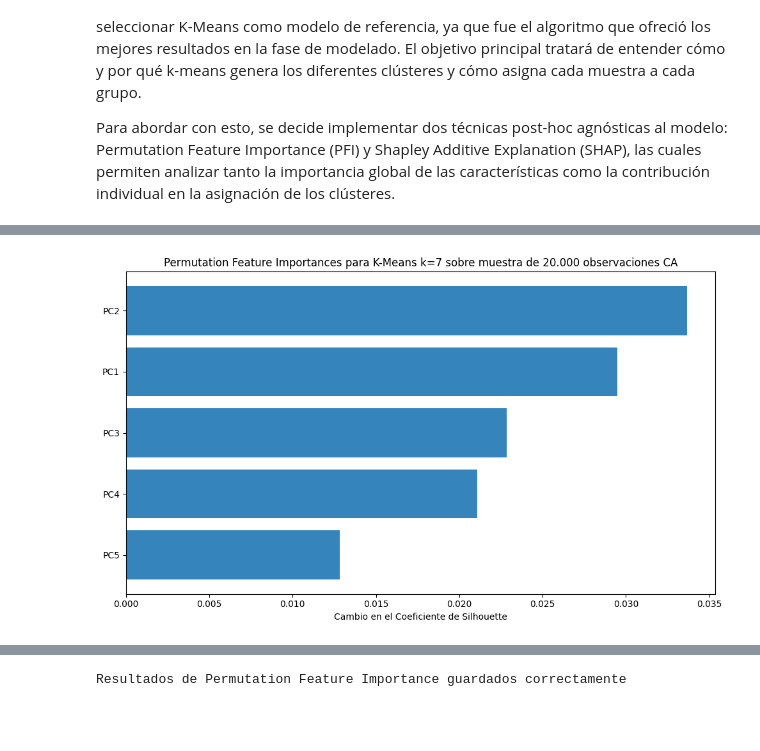
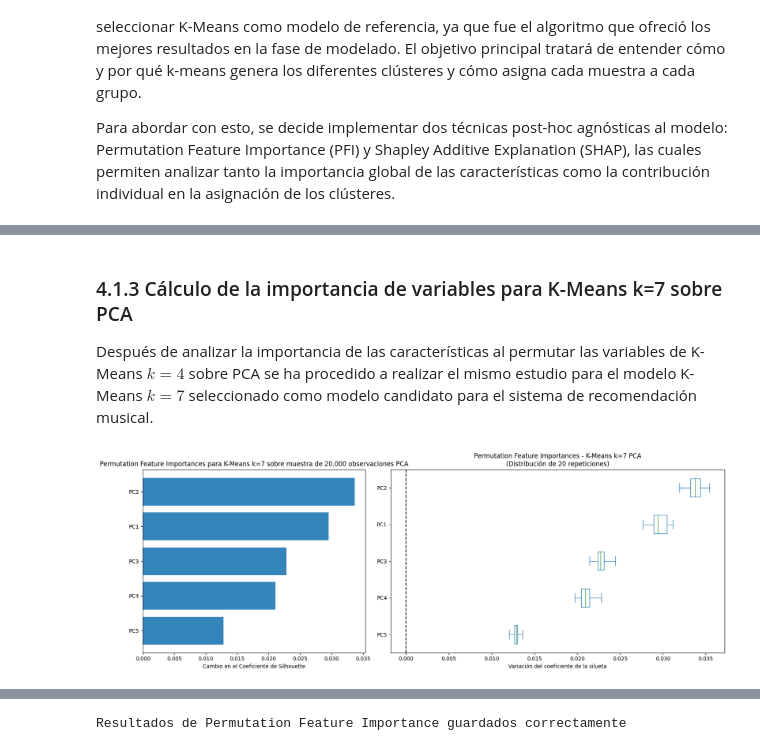
Before and after one commit to marcfpereirauoc/TFG, a Jupyter notebook: 03_explicabilidad_incertidumbre.ipynb, the cells around one changed output, grey strips where cells are left out. Cells and saved outputs as stored; diff of their text form; code cells hidden in the pictures; blank space fills up the shorter version.

```diff
--- a/03_explicabilidad_incertidumbre.ipynb
+++ b/03_explicabilidad_incertidumbre.ipynb
@@ -78,6 +78,7 @@ X_pca_df = pd.DataFrame(
 )
 
 # Cargar modelos de clustering
+kmeans_k4_estand = joblib.load('models/kmeans_k4_estand.pkl')
 kmeans_k7_estand = joblib.load('models/kmeans_k7_estand.pkl')
 kmeans_k4_pca = joblib.load('models/kmeans_k4_pca.pkl')
 kmeans_k7_pca = joblib.load('models/kmeans_k7_pca.pkl')
@@ -219,3 +239,7 @@ plt.show()
+# %% [markdown]
+### 4.1.3 Cálculo de la importancia de variables para K-Means k=7 sobre PCA
+
+Después de analizar la importancia de las características al permutar las variables de K-Means $k=4$ sobre PCA se ha procedido a realizar el mismo estudio para el modelo K-Means $k=7$ seleccionado como modelo candidato para el sistema de recomendación musical.
 # %%
 # Permutation Feature Importance para K-Means k=7 (sobre muestra PCA)
 # Si existe el resultado guardado, lo cargamos; si no, lo calculamos
@@ -235,19 +259,35 @@ else:
 # %%
 # Nombres de las features (componentes principales)
 feature_names_k7 = X_pca_sample.columns.values
 
 # Ordenación de menor a mayor importancia (la menos importante arriba, la más importante abajo)
 sorted_indices_perm_k7 = np.argsort(np.abs(p_importance_k7_pca.importances_mean))
 
+# Crear figura con dos subplots con proporciones 40% y 60%
+fig, axs = plt.subplots(1, 2, figsize=(16, 6), width_ratios=[4, 6])
+
 # Visualizamos con los atributos ordenados de menor a mayor importancia
-plt.figure(figsize=(10, 6))
+axs[0].barh(range(len(feature_names_k7)), p_importance_k7_pca.importances_mean[sorted_indices_perm_k7], alpha=0.9)
+axs[0].set_yticks(range(len(feature_names_k7)))
+axs[0].set_yticklabels(feature_names_k7[sorted_indices_perm_k7])
+axs[0].set_title("Permutation Feature Importances para K-Means k=7 sobre muestra de 20.000 observaciones PCA")
+axs[0].set_xlabel("Cambio en el Coeficiente de Silhouette")
 
-plt.barh(range(len(feature_names_k7)), p_importance_k7_pca.importances_mean[sorted_indices_perm_k7], alpha=0.9)
-plt.yticks(range(len(feature_names_k7)), feature_names_k7[sorted_indices_perm_k7])
-plt.title("Permutation Feature Importances para K-Means k=7 sobre muestra de 20.000 observaciones CA")
-plt.xlabel("Cambio en el Coeficiente de Silhouette")
+# Boxplot de las importancias de permutación (muestra la distribución de las 20 repeticiones)
+# Ordenamos variables en función de su importancia media
+sorted_importances_idx_k7 = p_importance_k7_pca.importances_mean.argsort()
+# Generamos un nuevo DataFrame con todas las repeticiones
+importances_k7 = pd.DataFrame(
+    p_importance_k7_pca.importances[sorted_importances_idx_k7].T,
+    columns=feature_names_k7[sorted_importances_idx_k7],
+)
+# Construimos el boxplot de la distribución de importancias de cada componente principal
+importances_k7.plot.box(vert=False, whis=10, ax=axs[1])
+axs[1].set_title("Permutation Feature Importances - K-Means k=7 PCA\n(Distribución de 20 repeticiones)")
+axs[1].axvline(x=0, color="k", linestyle="--")
+axs[1].set_xlabel("Variación del coeficiente de la silueta")
 
 plt.tight_layout()
 plt.show()
 # %% [output]
-[figure, old version]
+[figure, new version]
```
Also changed, not shown: parts of 19 cells of this notebook, 1 other file.
